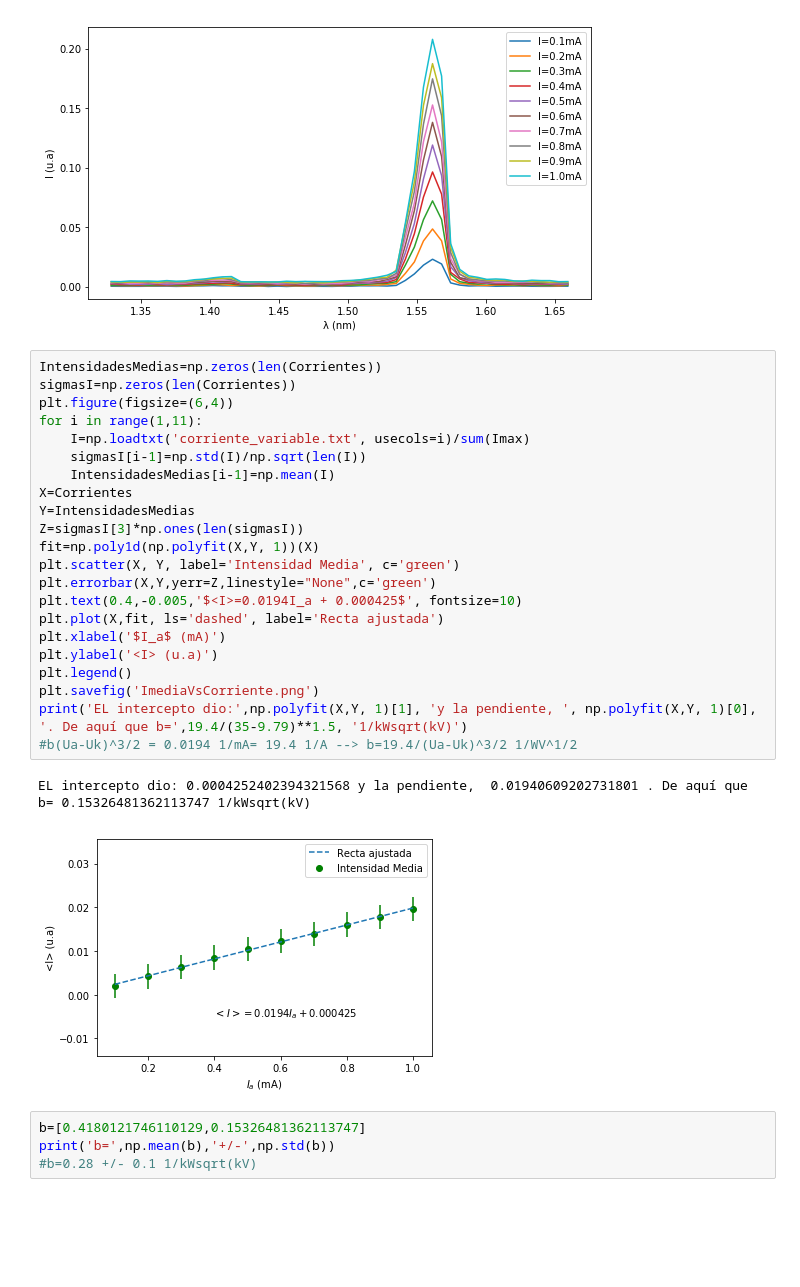
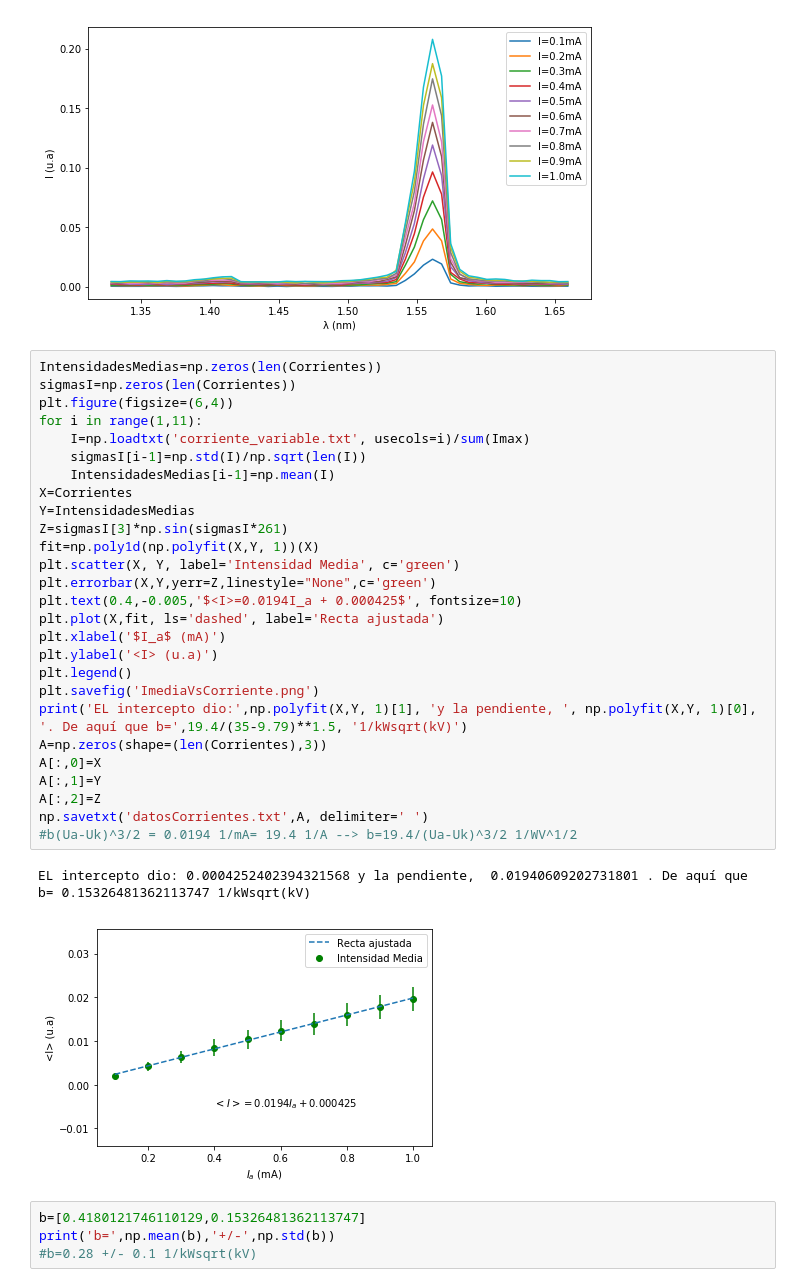
Before and after one commit to diegotg2000/RayosX, a Jupyter notebook: Analisis.ipynb, the cells around one changed output. Saved outputs shown, nothing was run; the diff lists cells and outputs as text; blank space fills up the shorter version.

```diff
--- a/Analisis.ipynb
+++ b/Analisis.ipynb
@@ -244,28 +249,33 @@ for i in range(1,11):
 # %%
 IntensidadesMedias=np.zeros(len(Corrientes))
 sigmasI=np.zeros(len(Corrientes))
 plt.figure(figsize=(6,4))
 for i in range(1,11):
     I=np.loadtxt('corriente_variable.txt', usecols=i)/sum(Imax)
     sigmasI[i-1]=np.std(I)/np.sqrt(len(I))
     IntensidadesMedias[i-1]=np.mean(I)
 X=Corrientes
 Y=IntensidadesMedias
-Z=sigmasI[3]*np.ones(len(sigmasI))
+Z=sigmasI[3]*np.sin(sigmasI*261)
 fit=np.poly1d(np.polyfit(X,Y, 1))(X)
 plt.scatter(X, Y, label='Intensidad Media', c='green')
 plt.errorbar(X,Y,yerr=Z,linestyle="None",c='green')
 plt.text(0.4,-0.005,'$<I>=0.0194I_a + 0.000425$', fontsize=10)
 plt.plot(X,fit, ls='dashed', label='Recta ajustada')
 plt.xlabel('$I_a$ (mA)')
 plt.ylabel('<I> (u.a)')
 plt.legend()
 plt.savefig('ImediaVsCorriente.png')
 print('EL intercepto dio:',np.polyfit(X,Y, 1)[1], 'y la pendiente, ', np.polyfit(X,Y, 1)[0], '. De aquí que b=',19.4/(35-9.79)**1.5, '1/kWsqrt(kV)')
+A=np.zeros(shape=(len(Corrientes),3))
+A[:,0]=X
+A[:,1]=Y
+A[:,2]=Z
+np.savetxt('datosCorrientes.txt',A, delimiter=' ')
 #b(Ua-Uk)^3/2 = 0.0194 1/mA= 19.4 1/A --> b=19.4/(Ua-Uk)^3/2 1/WV^1/2
 # %% [output]
 EL intercepto dio: 0.0004252402394321568 y la pendiente,  0.01940609202731801 . De aquí que b= 0.15326481362113747 1/kWsqrt(kV)
-[figure, old version]
+[figure, new version]
 # %%
 b=[0.4180121746110129,0.15326481362113747]
 print('b=',np.mean(b),'+/-',np.std(b))
```
Also changed, not shown: parts of 1 cell of this notebook, 3 other files.
